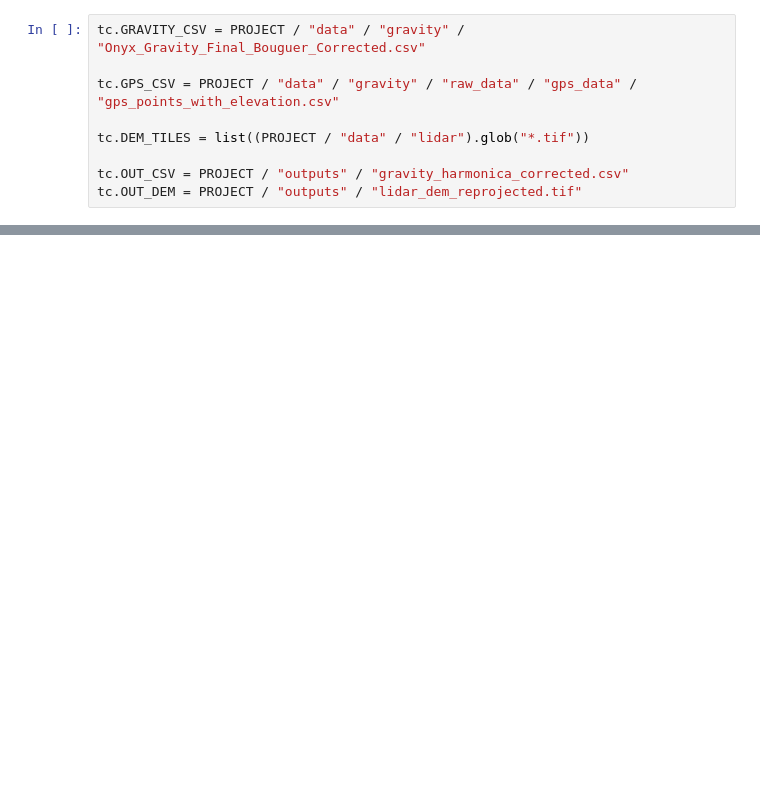
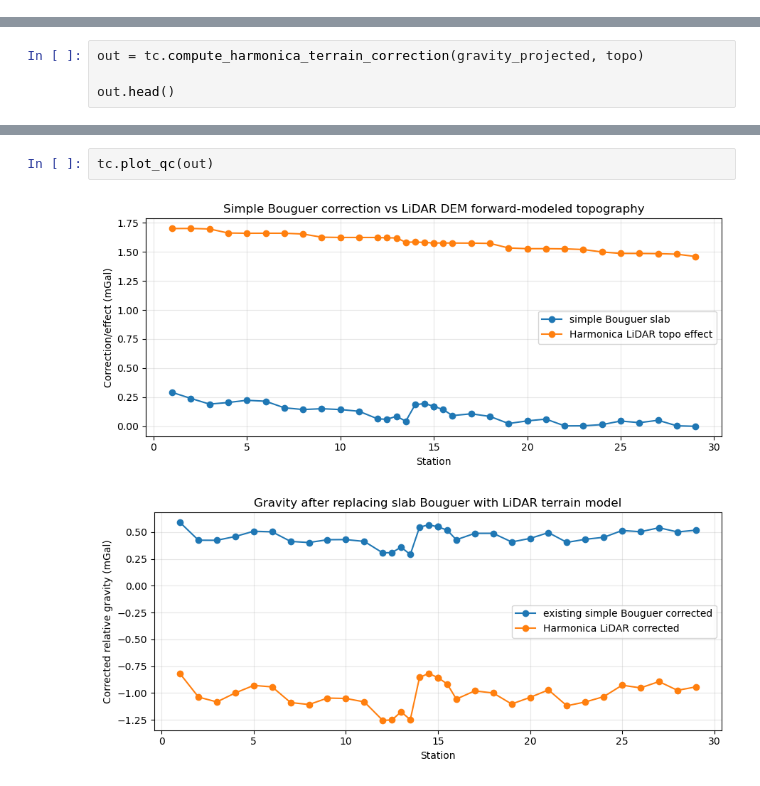
Before and after one commit to tessamurphy16/Geophysical-Characterization-of-the-Historic-Onyx-Mine-in-Steamboat-Springs-CO.-, a Jupyter notebook: notebooks/WORKING ipynb files/LiDAR_gravity_Part2.ipynb, the cells around one changed output, grey strips where cells are left out. Saved outputs shown, nothing was run; the diff lists cells and outputs as text; blank space fills up the shorter version.

Commit message:
modfied LiDAR gravity corrections

```diff
--- a/notebooks/WORKING ipynb files/LiDAR_gravity_Part2.ipynb
+++ b/notebooks/WORKING ipynb files/LiDAR_gravity_Part2.ipynb
@@ -13,9 +0,0 @@ import onyx_harmonica_lidar_terrain_correction as tc
-# %%
-tc.GRAVITY_CSV = PROJECT / "data" / "gravity" / "Onyx_Gravity_Final_Bouguer_Corrected.csv"
-
-tc.GPS_CSV = PROJECT / "data" / "gravity" / "raw_data" / "gps_data" / "gps_points_with_elevation.csv"
-
-tc.DEM_TILES = list((PROJECT / "data" / "lidar").glob("*.tif"))
-
-tc.OUT_CSV = PROJECT / "outputs" / "gravity_harmonica_corrected.csv"
-tc.OUT_DEM = PROJECT / "outputs" / "lidar_dem_reprojected.tif"
@@ -45,0 +131,4 @@ CRSError: Invalid projection: EPSG:4326: (Internal Proj Error: proj_create: no d
+# %%
+out = tc.compute_harmonica_terrain_correction(gravity_projected, topo)
+
+out.head()
@@ -45,0 +176,5 @@ CRSError: Invalid projection: EPSG:4326: (Internal Proj Error: proj_create: no d
+# %%
+tc.plot_qc(out)
+# %% [output]
+[figure, added]
+[figure, added]
```
Also changed, not shown: parts of 12 cells of this notebook, 2 other files.
